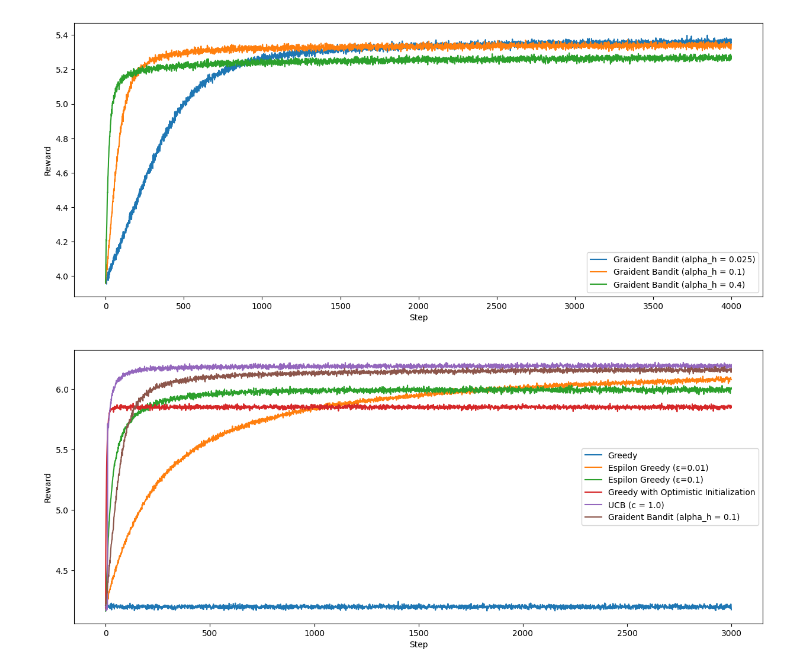
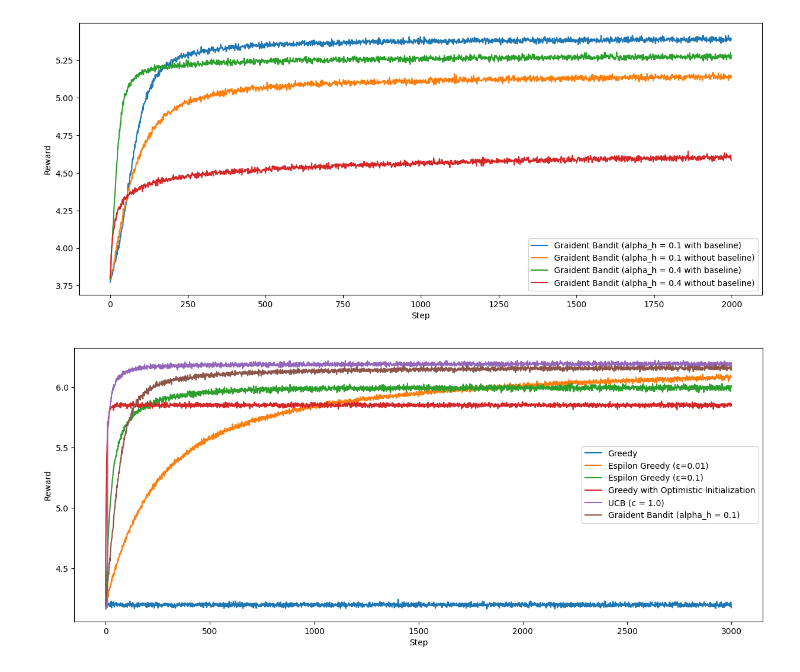
Before and after one commit to saltycookie/RLIntroNotebook, a Jupyter notebook: K_armed_Bandit_Testbed.ipynb, the cells around one changed output. Saved outputs shown, nothing was run; the diff lists cells and outputs as text; code cells hidden in the pictures.

Commit message:
Compare Gradient Bandit agent with and without baseline.

```diff
--- a/K_armed_Bandit_Testbed.ipynb
+++ b/K_armed_Bandit_Testbed.ipynb
@@ -101,11 +101,12 @@ class UCBAgent(ActionValueBasedAgent):
 
 
 class GradientBanditAgent(Agent):
-  def __init__(self, num_runs, k, alpha_h=0.1, alpha_r=0.0):
+  def __init__(self, num_runs, k, alpha_h=0.1, with_baseline=True, alpha_r=0.0):
     self.k = k
     self.num_runs = num_runs
     self.h = np.zeros((num_runs, k))
     self.alpha_h = alpha_h
+    self.with_baseline = with_baseline
     self.alpha_r = alpha_r
     self.num_steps = 0
     self.r = np.zeros(num_runs)
@@ -124,9 +125,10 @@ class GradientBanditAgent(Agent):
     delta_mask = np.zeros_like(self.h)
     delta_mask[np.arange(action.shape[0]), action] = 1
     self.h += np.where(delta_mask, delta_taken_actions, delta_other_actions)
-    self.r += (
-        self.alpha_r if self.alpha_r else 1.0 / self.num_steps) * (
-            reward - self.r)
+    if self.with_baseline:
+      self.r += (
+          self.alpha_r if self.alpha_r else 1.0 / self.num_steps) * (
+              reward - self.r)
 
 
 def simulate(env, agent, num_steps):
@@ -143,35 +145,41 @@ def simulate_and_plot(env, agent, num_steps, title):
   plt.plot(rewards, label=title)
 # %%
 env = KArmedBanditEnv(10, 1)
-num_steps = 4000
+num_steps = 2000
 num_runs = 10000
 
 plt.figure(figsize=(15, 6))
 
 simulate_and_plot(
     env,
-    GradientBanditAgent(num_runs, env.k, alpha_h=0.025),
+    GradientBanditAgent(num_runs, env.k, alpha_h=0.1),
     num_steps,
-    'Graident Bandit (alpha_h = 0.025)')
+    'Graident Bandit (alpha_h = 0.1 with baseline)')
 
 simulate_and_plot(
     env,
-    GradientBanditAgent(num_runs, env.k, alpha_h=0.1),
+    GradientBanditAgent(num_runs, env.k, alpha_h=0.1, with_baseline=False),
     num_steps,
-    'Graident Bandit (alpha_h = 0.1)')
+    'Graident Bandit (alpha_h = 0.1 without baseline)')
 
 simulate_and_plot(
     env,
     GradientBanditAgent(num_runs, env.k, alpha_h=0.4),
     num_steps,
-    'Graident Bandit (alpha_h = 0.4)')
+    'Graident Bandit (alpha_h = 0.4 with baseline)')
+
+simulate_and_plot(
+    env,
+    GradientBanditAgent(num_runs, env.k, alpha_h=0.4, with_baseline=False),
+    num_steps,
+    'Graident Bandit (alpha_h = 0.4 without baseline)')
 
 plt.xlabel("Step")
 plt.ylabel("Reward")
 plt.legend()
 plt.show()
 # %% [output]
-[figure, old version]
+[figure, new version]
 # %%
 env = KArmedBanditEnv(10, 1)
 num_steps = 3000
```
